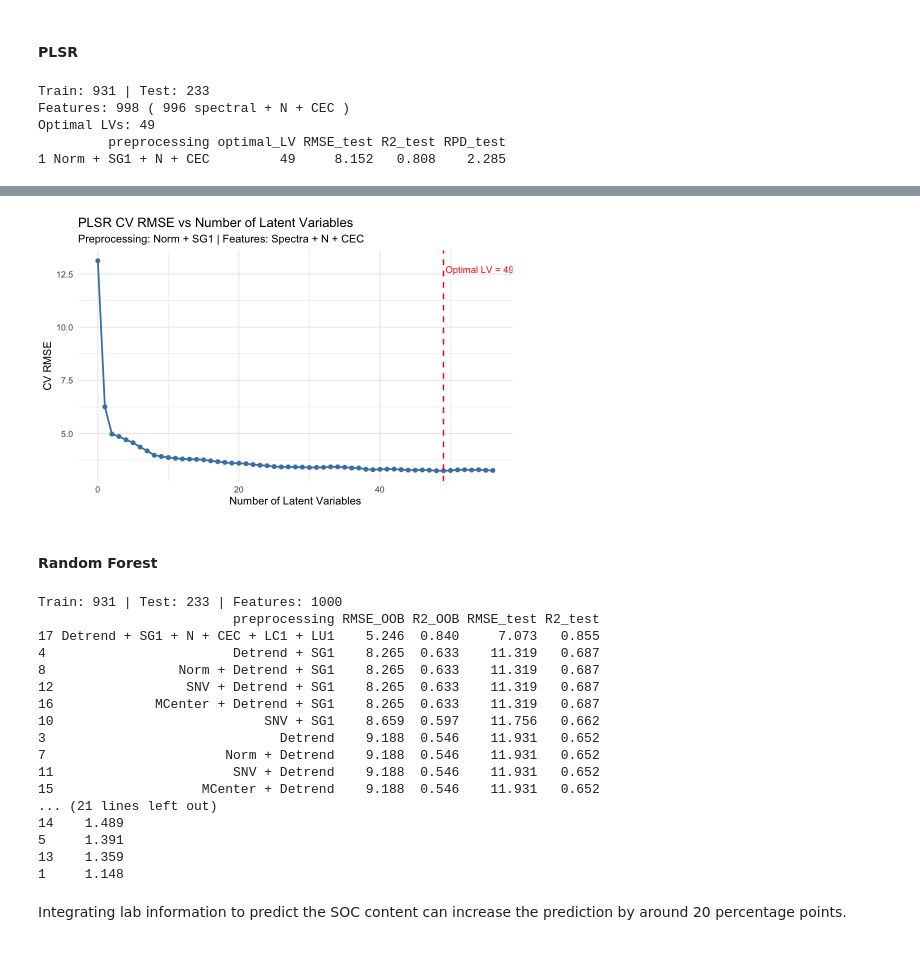
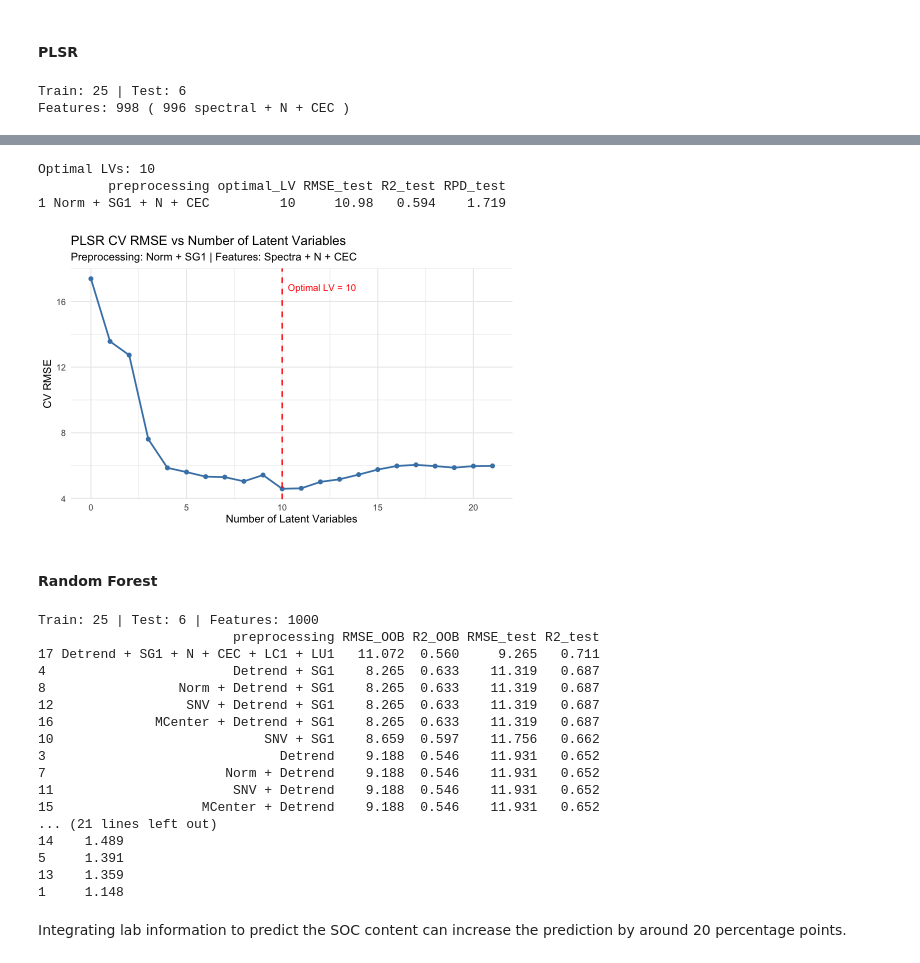
Before and after one commit to lcaspari/italy_soc, a Jupyter notebook: SOC_italy.ipynb, the cells around one changed output, grey strips where cells are left out. Saved outputs shown, nothing was run; the diff lists cells and outputs as text; code cells hidden in the pictures.

```diff
--- a/SOC_italy.ipynb
+++ b/SOC_italy.ipynb
@@ -935,14 +958,16 @@ results <- data.frame(
   stringsAsFactors = FALSE
 )
 
-# Land cover classes
-lcs <- unique(dat_all$LC1)
+# Land cover classes — grouped by first letter
+dat_all$LC1_group <- substr(dat_all$LC1, 1, 1)
+lcs <- unique(dat_all$LC1_group)
+print(lcs)
 
 for (lc in lcs) {
-  cat("\n========== Land Cover:", lc, "==========\n")
+  cat("\n========== Land Cover Group:", lc, "==========\n")
 
-  # Subset data for this land cover class
-  lc_dat <- dat_all[dat_all$LC1 == lc, ]
+  # Subset data for this land cover group
+  lc_dat <- dat_all[dat_all$LC1_group == lc, ]
   cat("N samples:", nrow(lc_dat), "\n")
 
   # Skip if too few samples for meaningful modelling
@@ -1121,7 +1146,5 @@ avg_row_rf <- data.frame(
 
 results_final <- rbind(results, avg_row_plsr, avg_row_rf)
 
-results_final <- results_final[order(-results_final$n_train), ]
-
 print(results_final)
 # %% [output]
@@ -1312,9 +1295,9 @@ Ytest <- lab$SOC[test]
 cat("Train:", nrow(Xtrain), "| Test:", nrow(Xtest), "\n")
 cat("Features:", ncol(Xtrain), "(", ncol(Xspec), "spectral + N + CEC )\n")
 
-# --- 5. Fit PLSR (same setup as original script) ---
+# --- 5. Fit PLSR ---
 set.seed(123)
-mod <- plsr(Ytrain ~ ., data = Xtrain, ncomp = 56,
+mod <- plsr(Ytrain ~ ., data = Xtrain, ncomp = 24,
             method = "oscorespls", validation = "CV", segments = 10)
 
 # --- 6. Optimal LVs ---
@@ -1368,8 +1351,5 @@ ggplot(lv_df, aes(x = n_LV, y = RMSE_CV)) +
     y = "CV RMSE"
   )
 # %% [output]
-Train: 931 | Test: 233
+Train: 25 | Test: 6
 Features: 998 ( 996 spectral + N + CEC )
-Optimal LVs: 49
-         preprocessing optimal_LV RMSE_test R2_test RPD_test
-1 Norm + SG1 + N + CEC         49     8.152   0.808    2.285
@@ -1376,4 +1358,7 @@ Optimal LVs: 49
+Optimal LVs: 10
+         preprocessing optimal_LV RMSE_test R2_test RPD_test
+1 Norm + SG1 + N + CEC         10     10.98   0.594    1.719
-[figure, old version]
+[figure, new version]
 # %% [markdown]
 #### Random Forest
 # %%
@@ -1457,9 +1442,9 @@ results_combined_rf <- rbind(rf_results_combos, result_rf_features)
 results_combined_rf <- results_combined_rf[order(-results_combined_rf$R2_test), ]
 print(results_combined_rf)
 # %% [output]
-Train: 931 | Test: 233 | Features: 1000
+Train: 25 | Test: 6 | Features: 1000
                          preprocessing RMSE_OOB R2_OOB RMSE_test R2_test
-17 Detrend + SG1 + N + CEC + LC1 + LU1    5.246  0.840     7.073   0.855
+17 Detrend + SG1 + N + CEC + LC1 + LU1   11.072  0.560     9.265   0.711
 4                        Detrend + SG1    8.265  0.633    11.319   0.687
 8                 Norm + Detrend + SG1    8.265  0.633    11.319   0.687
 12                 SNV + Detrend + SG1    8.265  0.633    11.319   0.687
```
Also changed, not shown: parts of 5 cells of this notebook.
